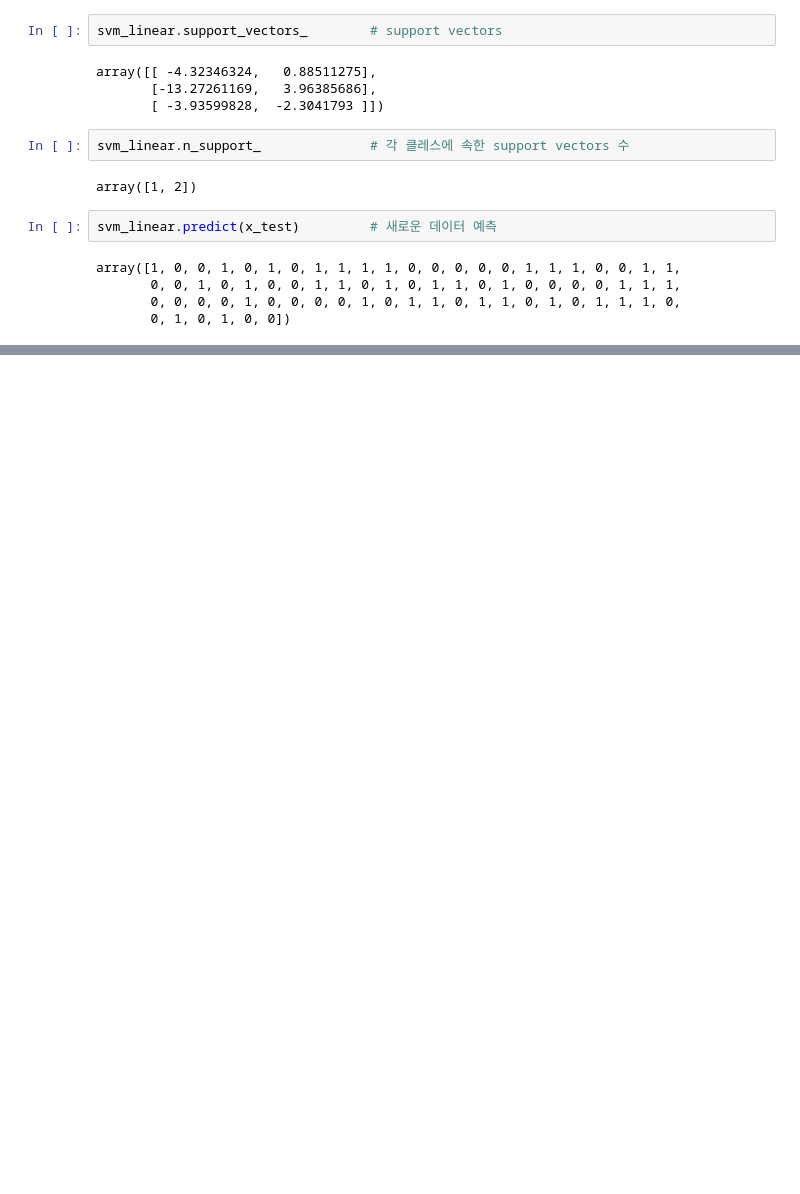
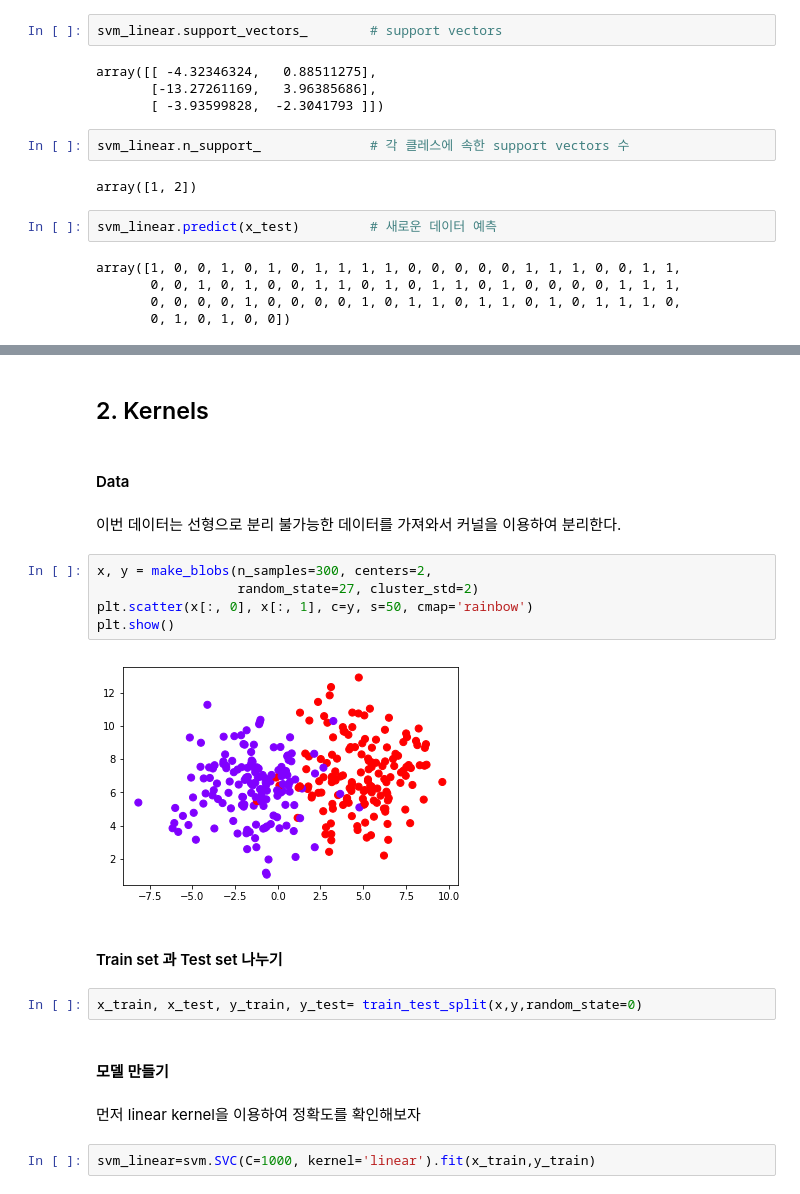
Before and after one commit to TaeHyun-Hwang/skku_concreative, a Jupyter notebook: 07_SVM_code_jupyter.ipynb, the cells around one changed output, grey strips where cells are left out. Cells and saved outputs as stored; diff of their text form; blank space fills up the shorter version.

```diff
--- a/07_SVM_code_jupyter.ipynb
+++ b/07_SVM_code_jupyter.ipynb
@@ -108,0 +107,23 @@ plt.show()
+# %% [markdown]
+##  2. Kernels
+# %% [markdown]
+#### Data
+# %% [markdown]
+이번 데이터는 선형으로 분리 불가능한 데이터를 가져와서 커널을 이용하여 분리한다.
+# %%
+x, y = make_blobs(n_samples=300, centers=2,
+                  random_state=27, cluster_std=2)
+plt.scatter(x[:, 0], x[:, 1], c=y, s=50, cmap='rainbow')
+plt.show()
+# %% [output]
+[figure, added]
+# %% [markdown]
+#### Train set 과 Test set 나누기
+# %%
+x_train, x_test, y_train, y_test= train_test_split(x,y,random_state=0)
+# %% [markdown]
+#### 모델 만들기
+# %% [markdown]
+먼저 linear kernel을 이용하여 정확도를 확인해보자
+# %%
+svm_linear=svm.SVC(C=1000, kernel='linear').fit(x_train,y_train)
```
Also changed, not shown: parts of 16 cells of this notebook, 1 other file.
